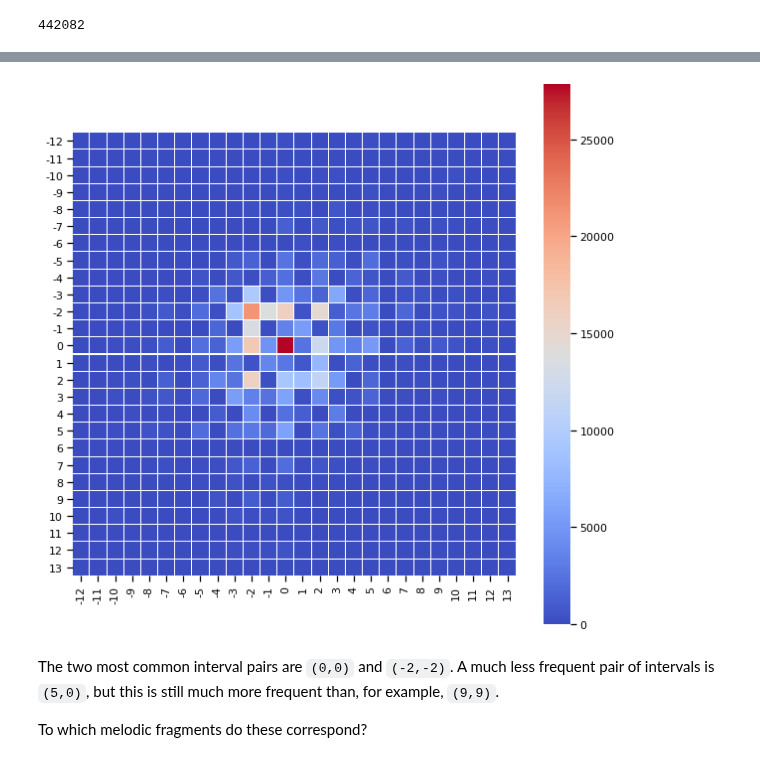
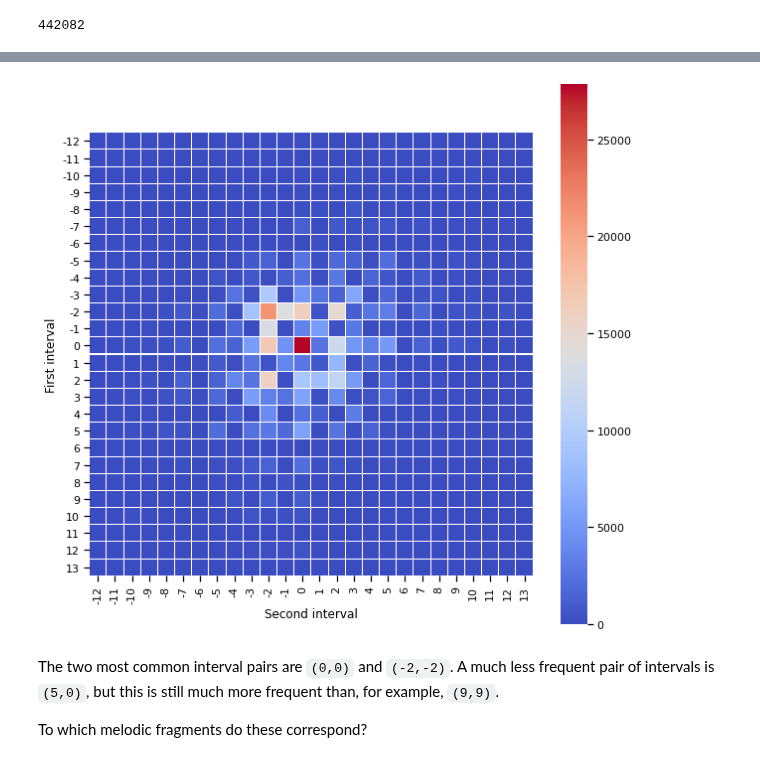
Before and after one commit to fabianmoss/intro-corpusmus, a Jupyter notebook: docs/source/03_melody_I.ipynb, the cells around one changed output, grey strips where cells are left out. Drawn from its saved outputs; the diff is of its cells as text; code cells hidden in the pictures.

```diff
--- a/docs/source/03_melody_I.ipynb
+++ b/docs/source/03_melody_I.ipynb
@@ -361,3 +347,5 @@ big_df.sample(10)
+# %%
+big_df = pd.read_csv("data/big_df.csv")
 # %% [markdown]
 ## The melodic arc
 # %%
@@ -478,9 +466,11 @@ ints_df
 # %%
 fig, ax = plt.subplots(figsize=(10,10))
 sns.heatmap(ints_df.loc[-12:13,-12:13], cmap="coolwarm", square=True, linewidths=0.01,ax=ax)
+plt.ylabel("First interval")
+plt.xlabel("Second interval")
 plt.show()
 # %% [output]
-[figure, old version]
+[figure, new version]
 # %% [markdown]
 The two most common interval pairs are `(0,0)` and `(-2,-2)`. A much less frequent pair of intervals is `(5,0)`, but this is still much more frequent than, for example, `(9,9)`.
 
```
Also changed, not shown: parts of 11 cells of this notebook, 4 other files.
